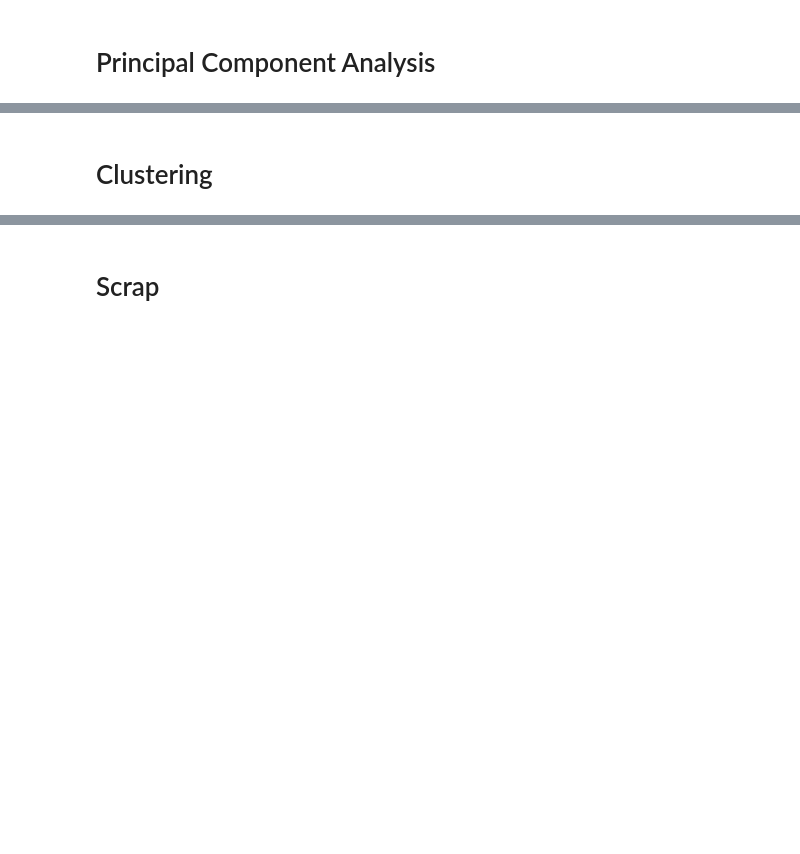
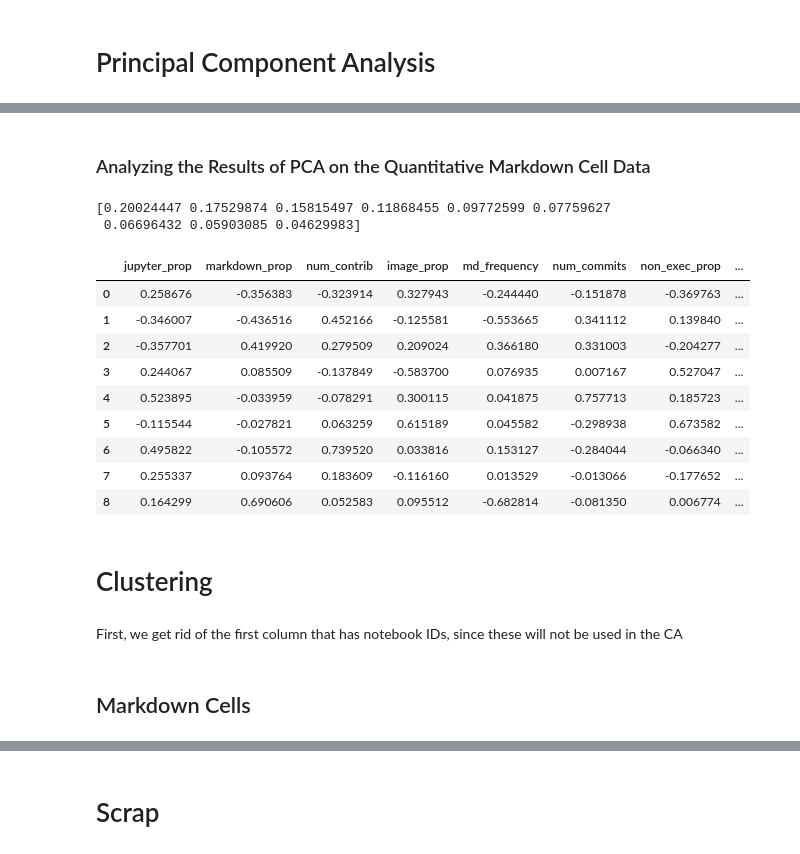
Before and after one commit to Isabel-Gan/quantifying-notebook-features, a Jupyter notebook: output/complete-runs/features-eda/features-eda.ipynb, the cells around one changed output, grey strips where cells are left out. Cells and saved outputs as stored; diff of their text form; code cells hidden in the pictures; blank space fills up the shorter version.

```diff
--- a/output/complete-runs/features-eda/features-eda.ipynb
+++ b/output/complete-runs/features-eda/features-eda.ipynb
@@ -423,0 +492,5 @@ final_no_markdown.to_csv(no_markdown_output)
+# %%
+# call PCA on the quantitative dataset group
+num_components = 9
+pca_md_quant = PCA(n_components=num_components)
+pc_md_quant = pca_md_quant.fit_transform(md_quant_stand)
@@ -424,2 +510,27 @@ final_no_markdown.to_csv(no_markdown_output)
+# %% [markdown]
+### Analyzing the Results of PCA on the Quantitative Markdown Cell Data
+# %%
+# extract the explained variance ratio
+print(pca_md_quant.explained_variance_ratio_)
+# %% [output]
+[0.20024447 0.17529874 0.15815497 0.11868455 0.09772599 0.07759627
+ 0.06696432 0.05903085 0.04629983]
+# %%
+# examine each principal component with each feature
+md_quant_var = pd.DataFrame(pca_md_quant.components_, columns = quant_vars)
+md_quant_var
+# %% [output]
+|  | jupyter_prop | markdown_prop | num_contrib | image_prop | md_frequency | num_commits | non_exec_prop | ... |
+| 0 | 0.258676 | -0.356383 | -0.323914 | 0.327943 | -0.244440 | -0.151878 | -0.369763 | ... |
+| 1 | -0.346007 | -0.436516 | 0.452166 | -0.125581 | -0.553665 | 0.341112 | 0.139840 | ... |
+| 2 | -0.357701 | 0.419920 | 0.279509 | 0.209024 | 0.366180 | 0.331003 | -0.204277 | ... |
+| 3 | 0.244067 | 0.085509 | -0.137849 | -0.583700 | 0.076935 | 0.007167 | 0.527047 | ... |
+| 4 | 0.523895 | -0.033959 | -0.078291 | 0.300115 | 0.041875 | 0.757713 | 0.185723 | ... |
+| 5 | -0.115544 | -0.027821 | 0.063259 | 0.615189 | 0.045582 | -0.298938 | 0.673582 | ... |
+| 6 | 0.495822 | -0.105572 | 0.739520 | 0.033816 | 0.153127 | -0.284044 | -0.066340 | ... |
+| 7 | 0.255337 | 0.093764 | 0.183609 | -0.116160 | 0.013529 | -0.013066 | -0.177652 | ... |
+| 8 | 0.164299 | 0.690606 | 0.052583 | 0.095512 | -0.682814 | -0.081350 | 0.006774 | ... |
 # %% [markdown]
 # Clustering
+# %% [markdown]
+First, we get rid of the first column that has notebook IDs, since these will not be used in the CA
@@ -425,0 +541,2 @@ final_no_markdown.to_csv(no_markdown_output)
+# %% [markdown]
+## Markdown Cells
```
Also changed, not shown: parts of 28 cells of this notebook.
